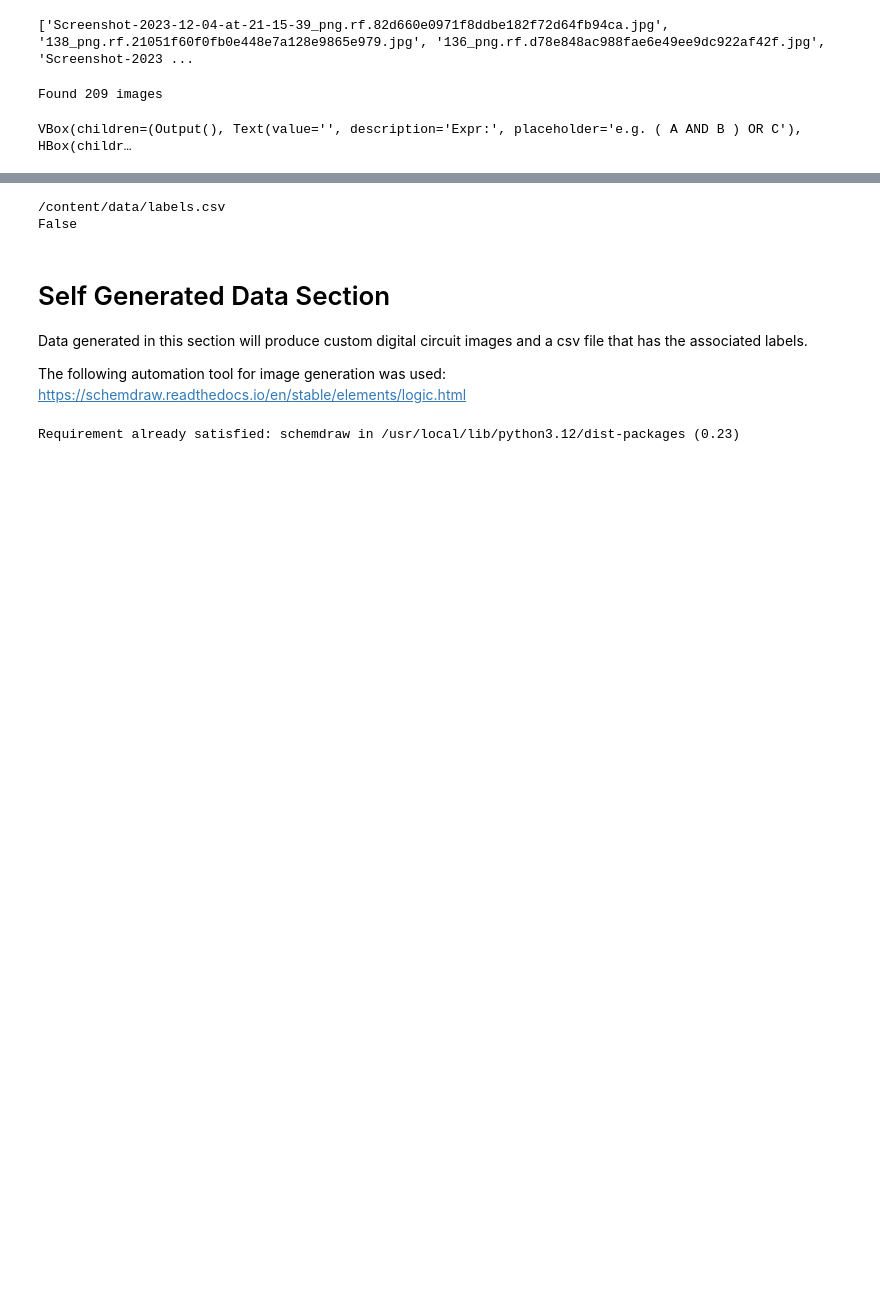
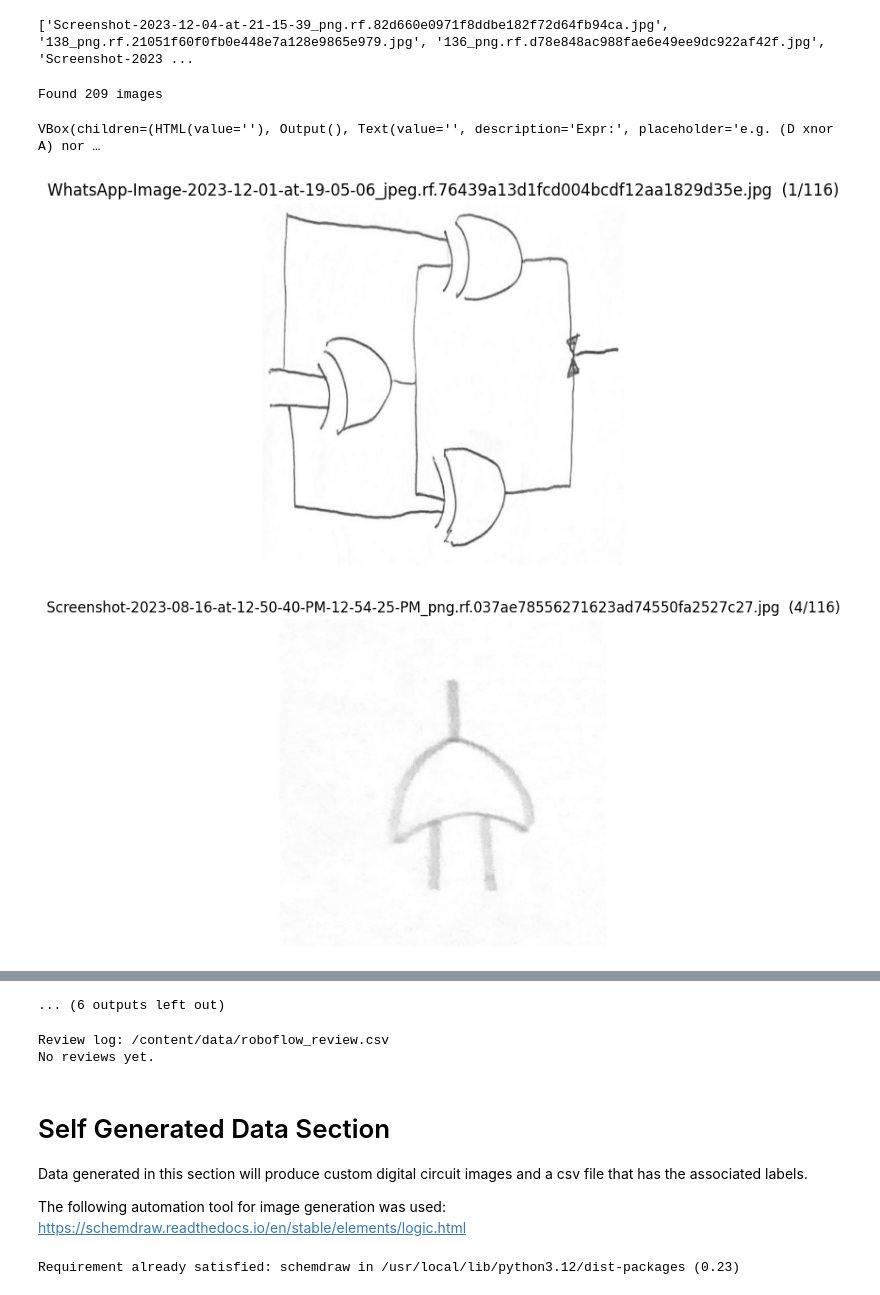
Before and after one commit to ayeung009/APS360-Project, a Jupyter notebook: Data_Processing.ipynb, the cells around one changed output, grey strips where cells are left out. Cells and saved outputs as stored; diff of their text form; code cells hidden in the pictures; blank space fills up the shorter version.

Commit message:
Manual process of cleaning data implemented

```diff
--- a/Data_Processing.ipynb
+++ b/Data_Processing.ipynb
@@ -240,8 +307,10 @@ print(os.listdir(train_dir)[:10])  # confirm actual filenames/extension (.jpg vs
 # %%
 all_roboflow_images = list(train_dir.glob("*.jpg"))  # match the extension you confirmed earlier
 print(f"Found {len(all_roboflow_images)} images")
 
-labeler = InteractiveLabeler(all_roboflow_images, source="roboflow")
+reviewer = ReviewLabeler(all_roboflow_images, source="roboflow")
 # %% [output]
 Found 209 images
-VBox(children=(Output(), Text(value='', description='Expr:', placeholder='e.g. ( A AND B ) OR C'), HBox(childr…
+VBox(children=(HTML(value=''), Output(), Text(value='', description='Expr:', placeholder='e.g. (D xnor A) nor …
+[figure, added]
+[figure, added]
@@ -248,9 +325,25 @@ VBox(children=(Output(), Text(value='', description='Expr:', placeholder='e.g. (
+... (6 outputs left out)
-# %%
-print(LABELS_CSV.resolve())        # full absolute path on disk
-print(LABELS_CSV.exists())         # should print True once you've saved at least one label
-# %% [output]
-/content/data/labels.csv
-False
+# %%
+review_df = _load_review()
+print(f"Review log: {REVIEW_CSV.resolve()}")
+if len(review_df):
+    n_labeled = (review_df["status"] == "labeled").sum()
+    n_rejected = (review_df["status"] == "rejected").sum()
+    n_total = len(review_df)
+    print(f"Accepted : {n_labeled}")
+    print(f"Rejected total : {n_rejected}")
+    if n_rejected:
+        print("  Breakdown by reason:")
+        for key, label in REJECT_REASONS.items():
+            count = ((review_df["status"] == "rejected") & (review_df["reject_reason"] == key)).sum()
+            print(f"    {label}: {count}")
+    print(f"Total reviewed so far : {n_total}")
+    print(f"Acceptance rate : {n_labeled / n_total:.1%}")
+else:
+    print("No reviews yet.")
+# %% [output]
+Review log: /content/data/roboflow_review.csv
+No reviews yet.
 # %% [markdown]
 # Self Generated Data Section
 
```
Also changed, not shown: parts of 6 cells of this notebook.
